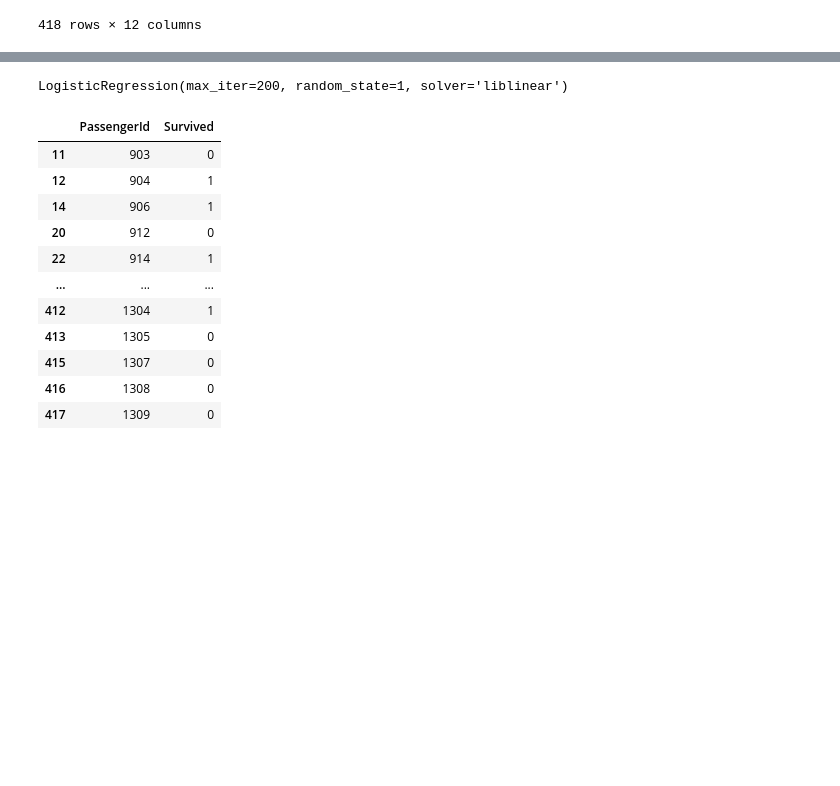
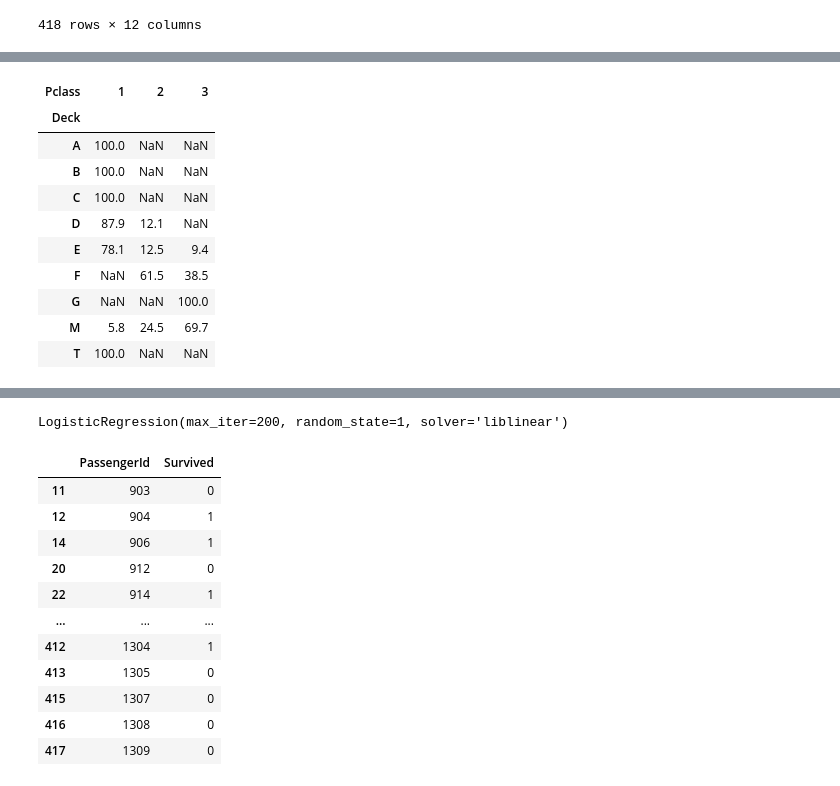
Before and after one commit to mleggett25/Titanic_Challenge, a Jupyter notebook: titanic-challenge.ipynb, the cells around one changed output, grey strips where cells are left out. Drawn from its saved outputs; the diff is of its cells as text; code cells hidden in the pictures; blank space fills up the shorter version.

```diff
--- a/titanic-challenge.ipynb
+++ b/titanic-challenge.ipynb
@@ -440,0 +432,15 @@ deck_df
+# %%
+deck_df = deck_df.div(deck_df.sum(axis=1), axis=0).multiply(100).round(1)
+deck_df
+# %% [output]
+| Pclass | 1 | 2 | 3 |
+| Deck |  |  |  |
+| A | 100.0 | NaN | NaN |
+| B | 100.0 | NaN | NaN |
+| C | 100.0 | NaN | NaN |
+| D | 87.9 | 12.1 | NaN |
+| E | 78.1 | 12.5 | 9.4 |
+| F | NaN | 61.5 | 38.5 |
+| G | NaN | NaN | 100.0 |
+| M | 5.8 | 24.5 | 69.7 |
+| T | 100.0 | NaN | NaN |
```
Also changed, not shown: parts of 4 cells of this notebook.
